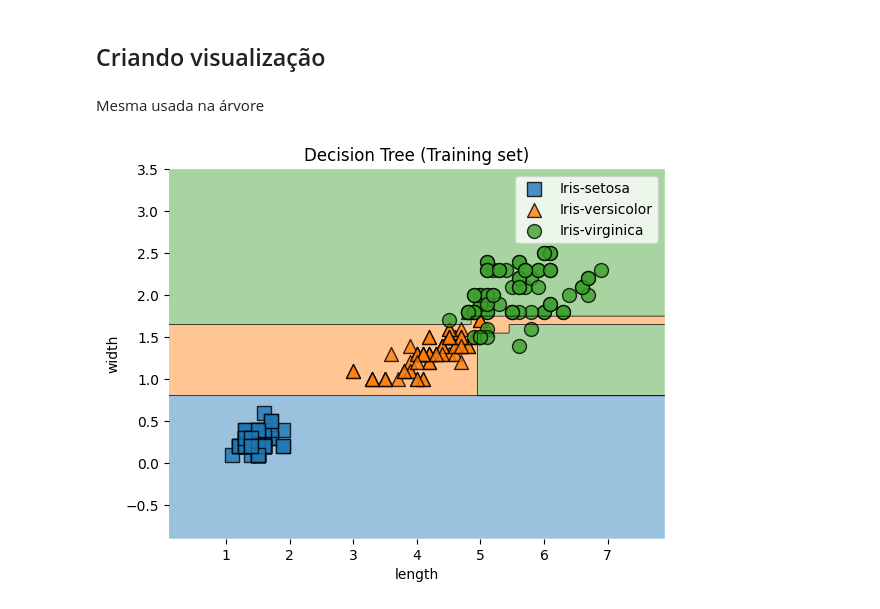
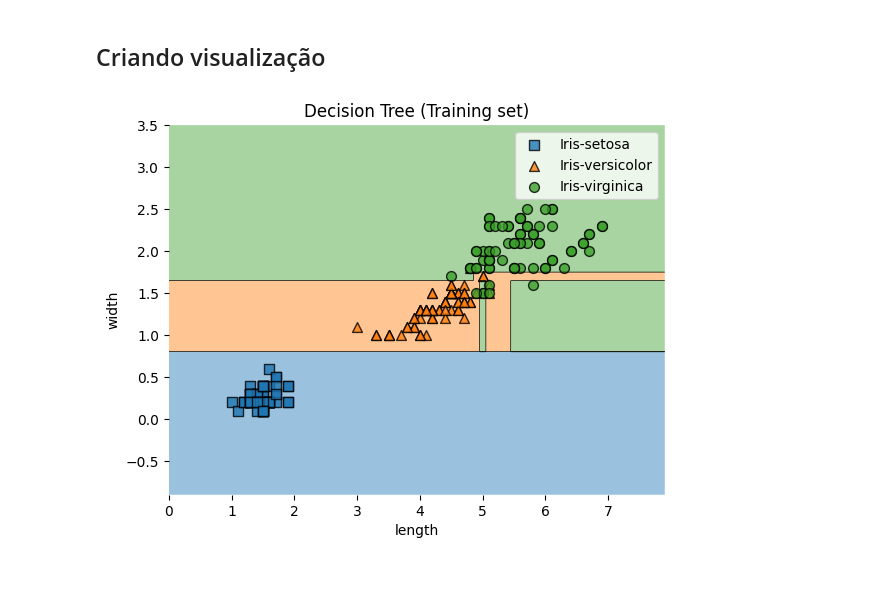
Before and after one commit to Gabs-Dimitri/SVM-Tree, a Jupyter notebook: SVM_TREE.ipynb, the cells around one changed output. Saved outputs shown, nothing was run; the diff lists cells and outputs as text; code cells hidden in the pictures; blank space fills up the shorter version.

```diff
--- a/SVM_TREE.ipynb
+++ b/SVM_TREE.ipynb
@@ -325,7 +261,5 @@ accuracy_score(novo_y, novo_y_pred)
 # %% [markdown]
 ## Criando visualização
-# %% [markdown]
-Mesma usada na árvore
 # %%
 petalTreeF = dataset.iloc[:, 2:5]
 # %%
@@ -333,34 +267,32 @@ X_petal_treeF = petalTreeF.iloc[:, :-1].values
 y_petal_treeF = petalTreeF.iloc[:, -1].values
 # %%
 X_petal_treeF_train, X_petal_treeF_test, y_petal_treeF_train, y_petal_treeF_test = train_test_split(X_petal_treeF, y_petal_treeF, test_size = 0.25, random_state = 0)
-# %%
-classifier = DecisionTreeClassifier(criterion = 'entropy', random_state = 0)
 # %%
 # Atribuindo o X_set e y_set
 X_set, y_set = X_petal_treeF_train, y_petal_treeF_train
 
 # Mapeando a classe para inteiro e convertendo a classe
 class_mapping = {class_label: idx for idx, class_label in enumerate(np.unique(y_set))}    # sem esse mapeamento, estava dando erro no y_set, por isso foi necessário
 y_set_int = np.array([class_mapping[class_label] for class_label in y_set])
 
 # Classificador
 classifier.fit(X_petal_treeF_train, y_set_int)
 
 # Plot das regiões de decisão
 # clf: classificador, legend: legenda (0 desativa a legenda), scatter_kwargs: tamanho dos pontos
-plot_decision_regions(X_set, y_set_int, clf=classifier, legend=0, scatter_kwargs={'s': 100})
+plot_decision_regions(X_set, y_set_int, clf=classifier, legend=0, scatter_kwargs={'s': 50})
 
 # Rótulos e título
 plt.title('Decision Tree (Training set)')
 plt.xlabel('length')
 plt.ylabel('width')
 
 # Criação da legenda manualmente
 handles, labels = plt.gca().get_legend_handles_labels()
 class_names = [class_label for class_label in class_mapping]
 plt.legend(handles, class_names)
 
 # Mostrar o gráfico
 plt.show()
 # %% [output]
-[figure, old version]
+[figure, new version]
```
Also changed, not shown: parts of 22 cells of this notebook.
